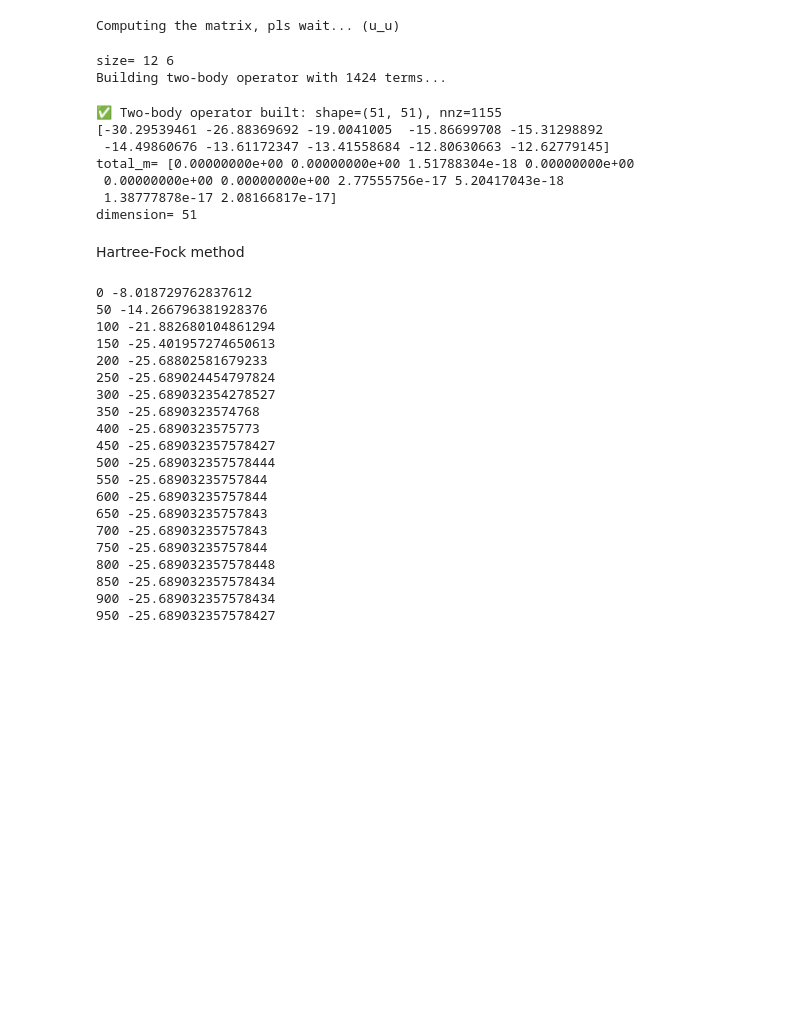
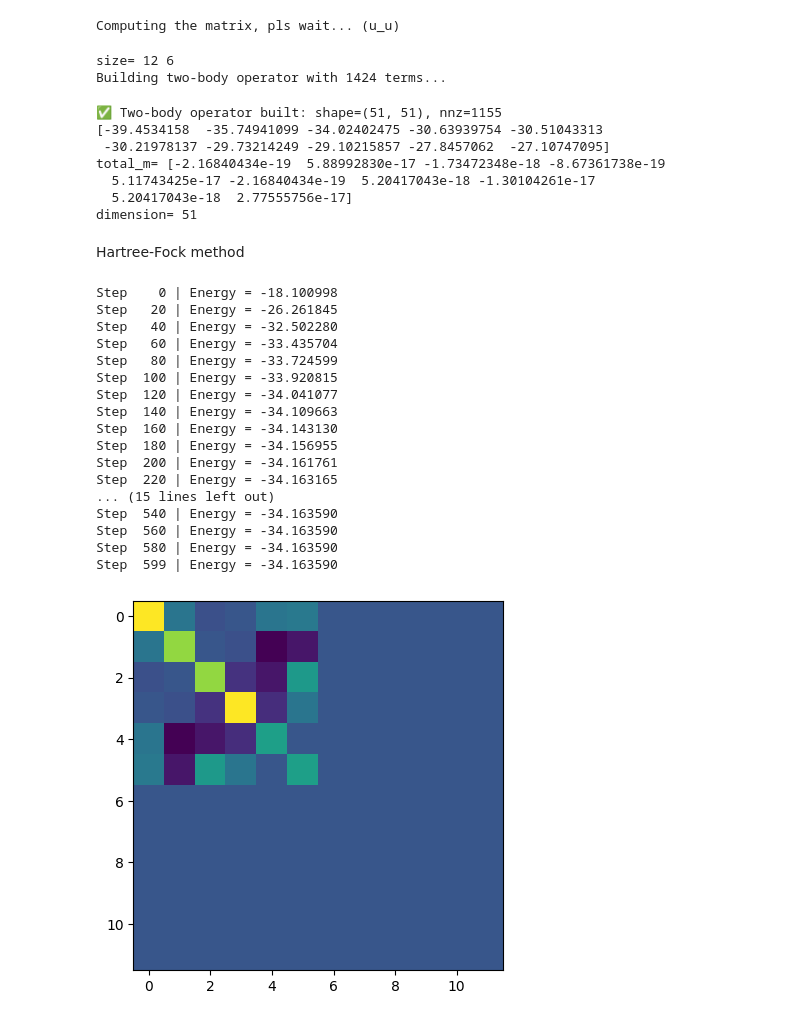
Before and after one commit to emacosta95/3rdQA4NSM, a Jupyter notebook: HartreeFock.ipynb, the cells around one changed output. Drawn from its saved outputs; the diff is of its cells as text; code cells hidden in the pictures; blank space fills up the shorter version.

```diff
--- a/HartreeFock.ipynb
+++ b/HartreeFock.ipynb
@@ -28,7 +27,7 @@ twobody_matrix,energies=get_twobody_nuclearshell_model(file_name=file_name)
 # %% [output]
 Computing the matrix, pls wait... (u_u)
 # %%
-nparticles_a=2
+nparticles_a=4
 nparticles_b=2
 
 size_a=SPS.energies.shape[0]//2
@@ -63,47 +62,51 @@ print('dimension=',NSMHamiltonian.hamiltonian.shape[0])
 size= 12 6
 Building two-body operator with 1424 terms...
 ✅ Two-body operator built: shape=(51, 51), nnz=1155
-[-30.29539461 -26.88369692 -19.0041005  -15.86699708 -15.31298892
- -14.49860676 -13.61172347 -13.41558684 -12.80630663 -12.62779145]
-total_m= [0.00000000e+00 0.00000000e+00 1.51788304e-18 0.00000000e+00
- 0.00000000e+00 0.00000000e+00 2.77555756e-17 5.20417043e-18
- 1.38777878e-17 2.08166817e-17]
+[-39.4534158  -35.74941099 -34.02402475 -30.63939754 -30.51043313
+ -30.21978137 -29.73214249 -29.10215857 -27.8457062  -27.10747095]
+total_m= [-2.16840434e-19  5.88992830e-17 -1.73472348e-18 -8.67361738e-19
+  5.11743425e-17 -2.16840434e-19  5.20417043e-18 -1.30104261e-17
+  5.20417043e-18  2.77555756e-17]
 dimension= 51
 # %% [markdown]
 Hartree-Fock method
 # %%
-hf = HFEnergyFunctionalUnitary(torch.diag(torch.tensor(SPS.energies)), twobody_matrix, nparticles_a+nparticles_b)
-opt = torch.optim.Adam(hf.parameters(), lr=1e-2)
+#model=HFEnergyFunctional(h_vec=torch.tensor(SPS.energies),V_dict=twobody_matrix,num_particles=nparticles_a+nparticles_b)
+model=HFEnergyFunctionalNuclear(h_vec=torch.tensor(SPS.energies,dtype=torch.double),V_dict=twobody_matrix,num_neutrons=nparticles_a,num_protons=nparticles_b,neutron_indices=0,proton_indices=size_a)
+optimizer = optim.Adam(model.parameters(), lr=0.01)
 
-v_ext=torch.diag(torch.tensor(SPS.energies)).detach().numpy()
+num_steps = 600
+for step in range(num_steps):
+    optimizer.zero_grad()
+    energy = model()  # calls forward()
+    energy.backward()
+    optimizer.step()
 
-for it in range(1000):
-    opt.zero_grad()
-    E = hf()
-    E.backward()
-    opt.step()
-
-    if it % 50 == 0:
-        print(it, E.item())
+    if step % 20 == 0 or step == num_steps - 1:
+        print(f"Step {step:4d} | Energy = {energy.item():.6f}")
 # %% [output]
-0 -8.018729762837612
-50 -14.266796381928376
-100 -21.882680104861294
-150 -25.401957274650613
-200 -25.68802581679233
-250 -25.689024454797824
-300 -25.689032354278527
-350 -25.6890323574768
-400 -25.6890323575773
-450 -25.689032357578427
-500 -25.689032357578444
-550 -25.68903235757844
-600 -25.68903235757844
-650 -25.68903235757843
-700 -25.68903235757843
-750 -25.68903235757844
-800 -25.689032357578448
-850 -25.689032357578434
-900 -25.689032357578434
-950 -25.689032357578427
+Step    0 | Energy = -18.100998
+Step   20 | Energy = -26.261845
+Step   40 | Energy = -32.502280
+Step   60 | Energy = -33.435704
+Step   80 | Energy = -33.724599
+Step  100 | Energy = -33.920815
+Step  120 | Energy = -34.041077
+Step  140 | Energy = -34.109663
+Step  160 | Energy = -34.143130
+Step  180 | Energy = -34.156955
+Step  200 | Energy = -34.161761
+Step  220 | Energy = -34.163165
+... (15 lines left out)
+Step  540 | Energy = -34.163590
+Step  560 | Energy = -34.163590
+Step  580 | Energy = -34.163590
+Step  599 | Energy = -34.163590
+# %%
+
+
+plt.imshow(model.rho_n.detach().numpy())
+plt.show()
+# %% [output]
+[figure, added]
 # %%
```
Also changed, not shown: parts of 7 cells of this notebook, 2 other files.
